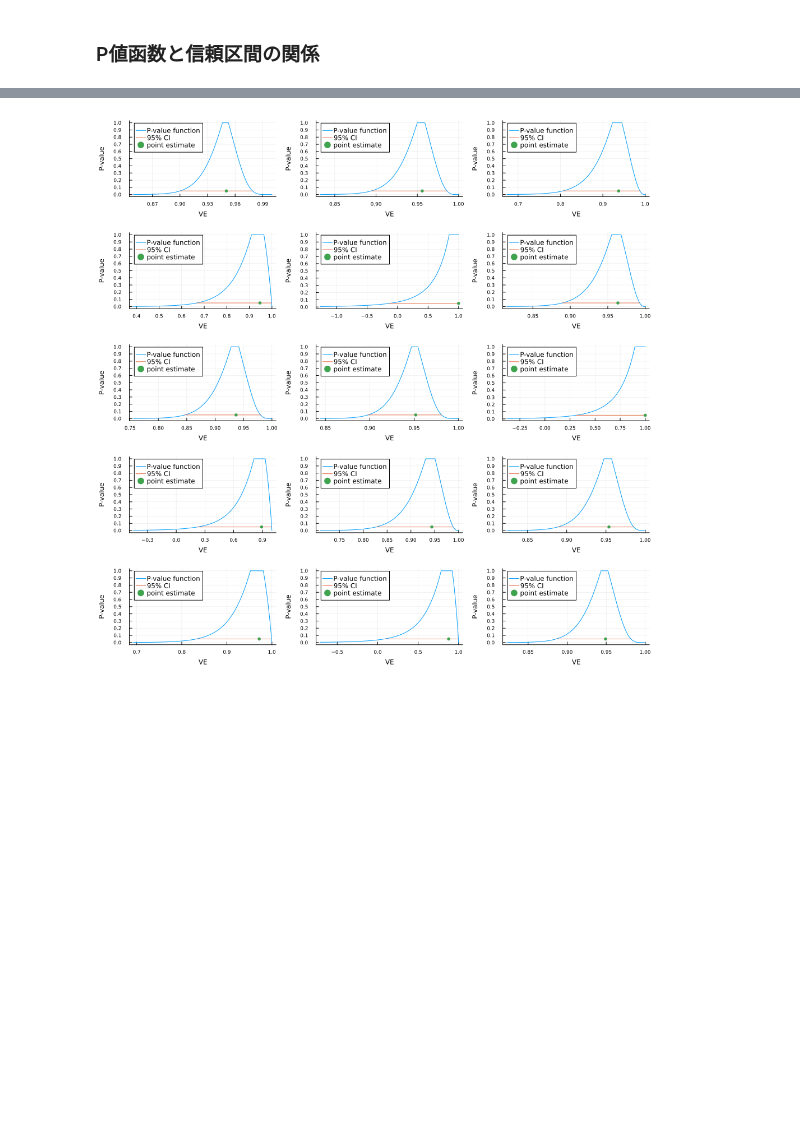
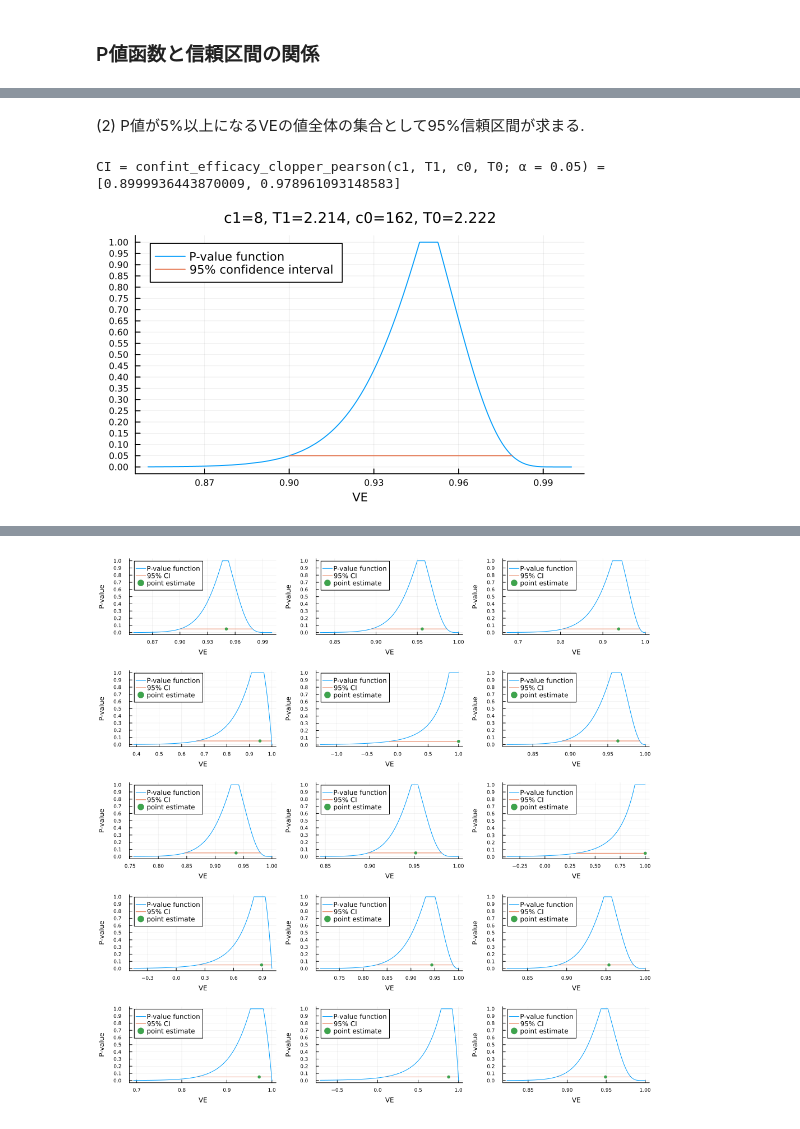
Before and after one commit to genkuroki/public, a Jupyter notebook: 0038/Clopper-Pearson confidence interval of vaccine efficacy adjusted for surveillance time.ipynb, the cells around one changed output, grey strips where cells are left out. Saved outputs shown, nothing was run; the diff lists cells and outputs as text; code cells hidden in the pictures; blank space fills up the shorter version.

Commit message:
What is confidence interval

```diff
--- a/0038/Clopper-Pearson confidence interval of vaccine efficacy adjusted for surveillance time.ipynb
+++ b/0038/Clopper-Pearson confidence interval of vaccine efficacy adjusted for surveillance time.ipynb
@@ -482,0 +512,8 @@ Table 3 of https://www.nejm.org/doi/10.1056/NEJMoa2034577
+# %% [markdown]
+(2) P値が5%以上になるVEの値全体の集合として95%信頼区間が求まる.
+# %%
+@show CI = confint_efficacy_clopper_pearson(c1, T1, c0, T0; α=0.05)
+plot!(CI, fill(0.05, 2); label="95% confidence interval")
+# %% [output]
+CI = confint_efficacy_clopper_pearson(c1, T1, c0, T0; α = 0.05) = [0.8999936443870009, 0.978961093148583]
+[figure, added]
```
Also changed, not shown: parts of 8 cells of this notebook, 1 other file.
